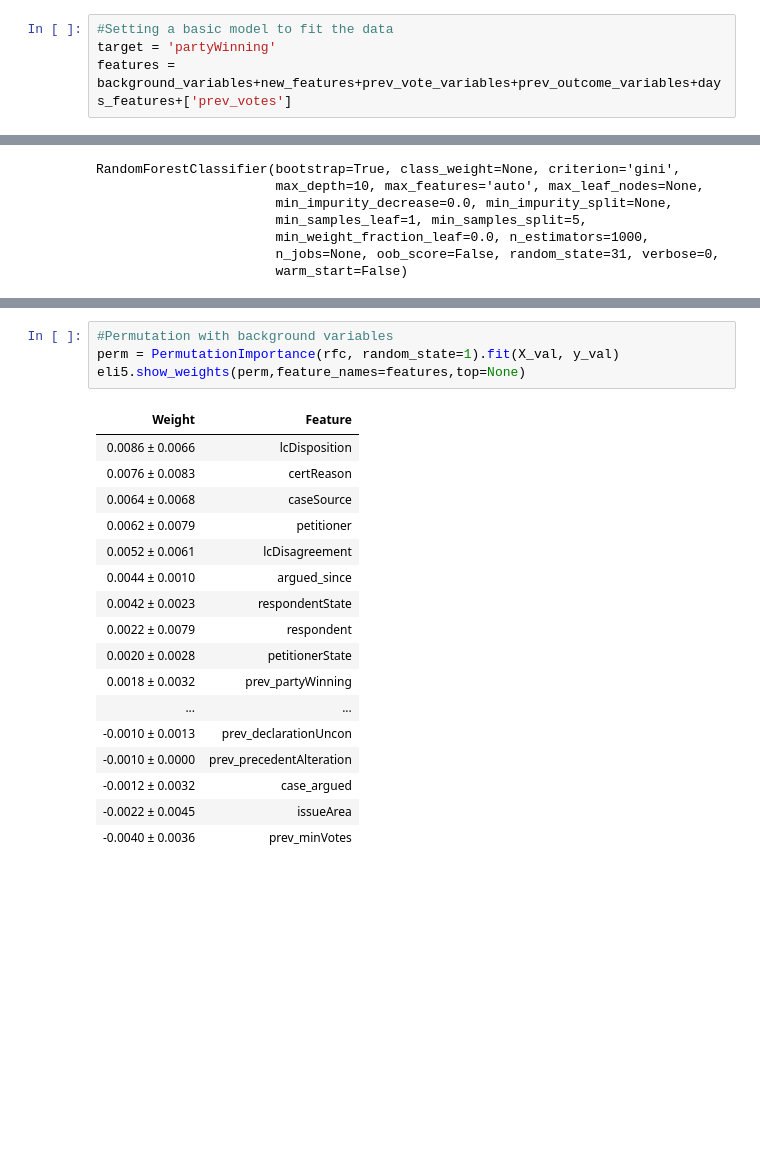
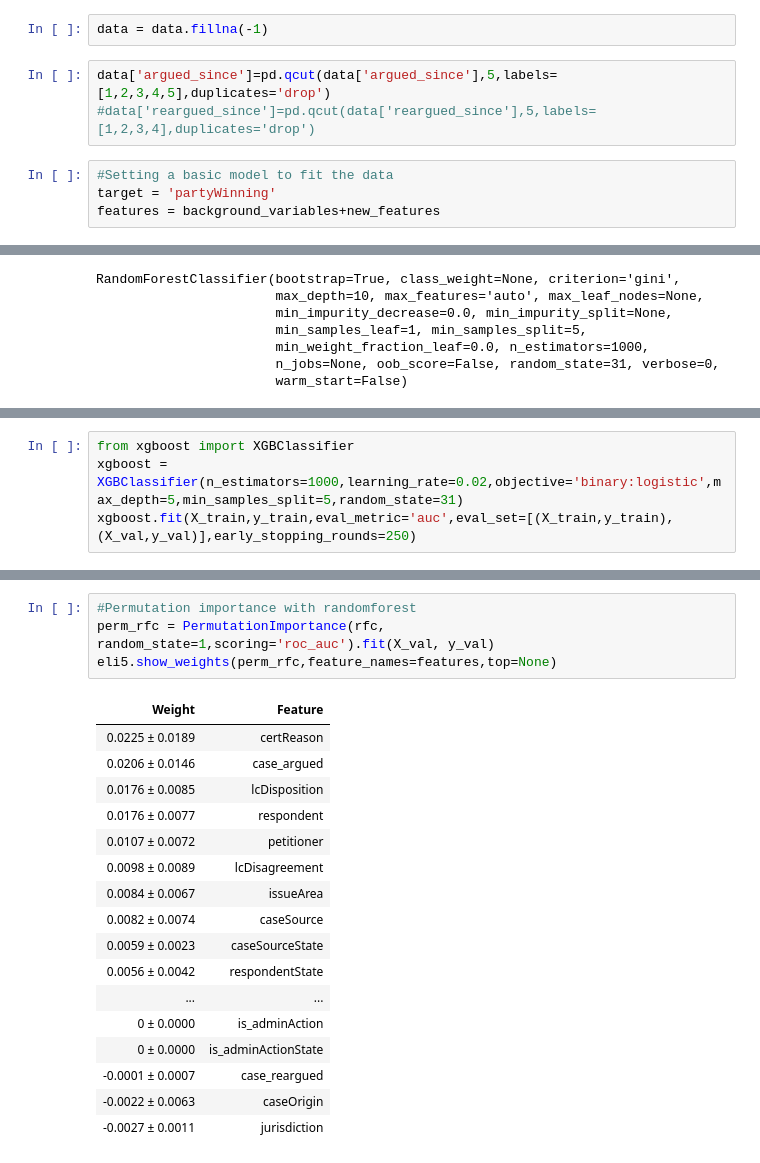
Before and after one commit to vishnuyar/supreme-court-data, a Jupyter notebook: notebooks/supreme-court-judicial-prediction.ipynb, the cells around one changed output, grey strips where cells are left out. Cells and saved outputs as stored; diff of their text form; blank space fills up the shorter version.

```diff
--- a/notebooks/supreme-court-judicial-prediction.ipynb
+++ b/notebooks/supreme-court-judicial-prediction.ipynb
@@ -204,7 +229,12 @@ data['prev_votes']=data['prev_majVotes']+data['prev_minVotes']
+# %%
+data = data.fillna(-1)
+# %%
+data['argued_since']=pd.qcut(data['argued_since'],5,labels=[1,2,3,4,5],duplicates='drop')
+#data['reargued_since']=pd.qcut(data['reargued_since'],5,labels=[1,2,3,4],duplicates='drop')
 # %%
 #Setting a basic model to fit the data
 target = 'partyWinning'
-features = background_variables+new_features+prev_vote_variables+prev_outcome_variables+days_features+['prev_votes']
+features = background_variables+new_features
 # %%
 testsize = 1000
 test = data[-testsize:]
@@ -266,0 +311,4 @@ Accuracy score for Test is: 0.674
+# %%
+from xgboost import XGBClassifier
+xgboost = XGBClassifier(n_estimators=1000,learning_rate=0.02,objective='binary:logistic',max_depth=5,min_samples_split=5,random_state=31)
+xgboost.fit(X_train,y_train,eval_metric='auc',eval_set=[(X_train,y_train),(X_val,y_val)],early_stopping_rounds=250)
@@ -267,22 +391,22 @@ Accuracy score for Test is: 0.674
 # %%
-#Permutation with background variables
-perm = PermutationImportance(rfc, random_state=1).fit(X_val, y_val)
-eli5.show_weights(perm,feature_names=features,top=None)
+#Permutation importance with randomforest
+perm_rfc = PermutationImportance(rfc, random_state=1,scoring='roc_auc').fit(X_val, y_val)
+eli5.show_weights(perm_rfc,feature_names=features,top=None)
 # %% [output]
 | Weight | Feature |
-| 0.0086 ± 0.0066 | lcDisposition |
-| 0.0076 ± 0.0083 | certReason |
-| 0.0064 ± 0.0068 | caseSource |
-| 0.0062 ± 0.0079 | petitioner |
-| 0.0052 ± 0.0061 | lcDisagreement |
-| 0.0044 ± 0.0010 | argued_since |
-| 0.0042 ± 0.0023 | respondentState |
-| 0.0022 ± 0.0079 | respondent |
-| 0.0020 ± 0.0028 | petitionerState |
-| 0.0018 ± 0.0032 | prev_partyWinning |
+| 0.0225 ± 0.0189 | certReason |
+| 0.0206 ± 0.0146 | case_argued |
+| 0.0176 ± 0.0085 | lcDisposition |
+| 0.0176 ± 0.0077 | respondent |
+| 0.0107 ± 0.0072 | petitioner |
+| 0.0098 ± 0.0089 | lcDisagreement |
+| 0.0084 ± 0.0067 | issueArea |
+| 0.0082 ± 0.0074 | caseSource |
+| 0.0059 ± 0.0023 | caseSourceState |
+| 0.0056 ± 0.0042 | respondentState |
 | ... | ... |
-| -0.0010 ± 0.0013 | prev_declarationUncon |
-| -0.0010 ± 0.0000 | prev_precedentAlteration |
-| -0.0012 ± 0.0032 | case_argued |
-| -0.0022 ± 0.0045 | issueArea |
-| -0.0040 ± 0.0036 | prev_minVotes |
+| 0 ± 0.0000 | is_adminAction |
+| 0 ± 0.0000 | is_adminActionState |
+| -0.0001 ± 0.0007 | case_reargued |
+| -0.0022 ± 0.0063 | caseOrigin |
+| -0.0027 ± 0.0011 | jurisdiction |
```
Also changed, not shown: parts of 85 cells of this notebook, 11 other files.
